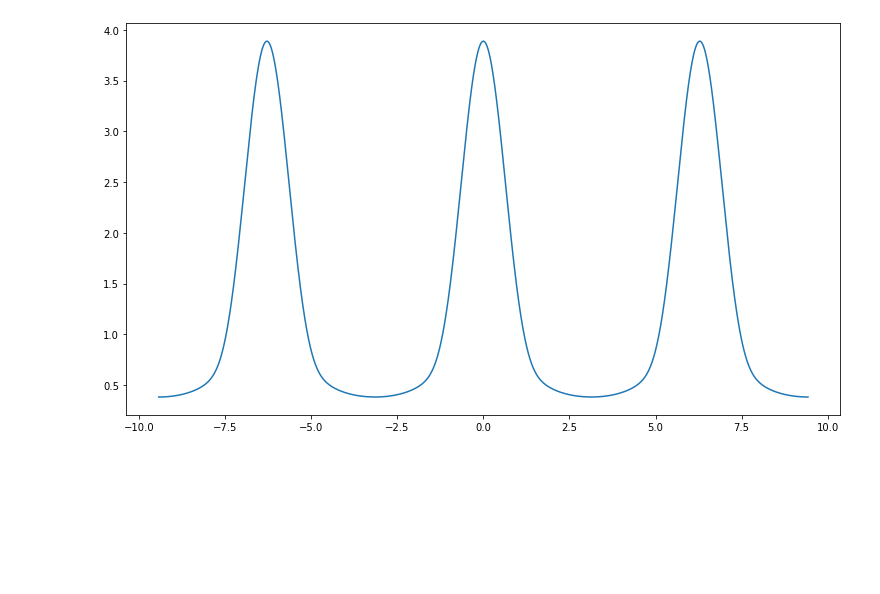
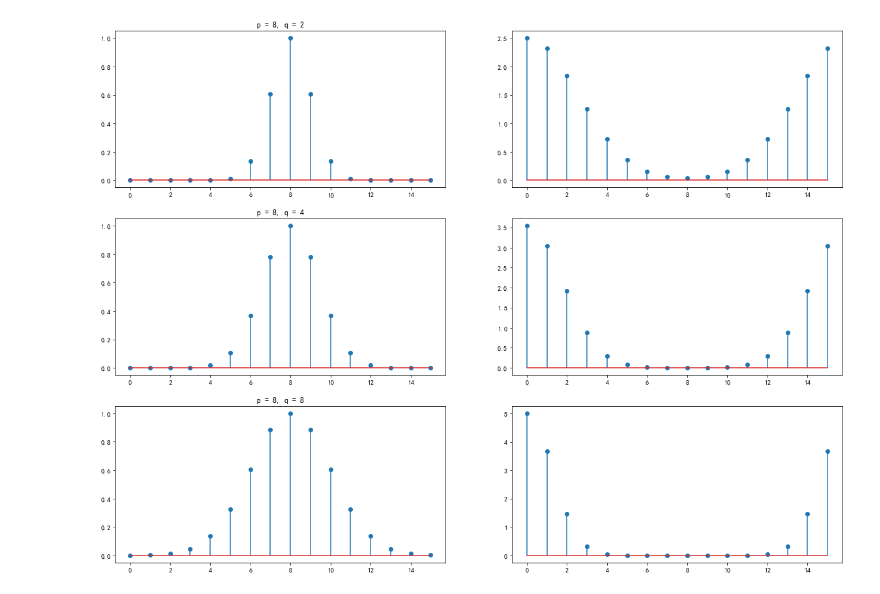
Before and after one commit to muzw/DSP_Lab, a Jupyter notebook: 课程实验/dsp_labs_mzw.ipynb, the cells around one changed output. Cells and saved outputs as stored; diff of their text form; code cells hidden in the pictures; blank space fills up the shorter version.

```diff
--- a/课程实验/dsp_labs_mzw.ipynb
+++ b/课程实验/dsp_labs_mzw.ipynb
@@ -144,4 +160,23 @@ draw_dsignal(xaa)
-# %%
-dtft_analysis(xaa)
-# %% [output]
-[figure, removed]
+# %%
+plt.subplot(3,2,1)
+plt.title("p = 8, q = 2")
+xaa1 = gauss_sequence(16,8,2)
+draw_dsignal(xaa1)
+plt.subplot(3,2,2)
+dtft_analysis(xaa1)
+
+plt.subplot(3,2,3)
+plt.title("p = 8, q = 4")
+xaa2 = gauss_sequence(16,8,4)
+draw_dsignal(xaa2)
+plt.subplot(3,2,4)
+dtft_analysis(xaa2)
+
+plt.subplot(3,2,5)
+plt.title("p = 8, q = 8")
+xaa3 = gauss_sequence(16,8,8)
+draw_dsignal(xaa3)
+plt.subplot(3,2,6)
+dtft_analysis(xaa3)
+# %% [output]
+[figure, added]
```
Also changed, not shown: parts of 67 cells of this notebook, 5 other files.
